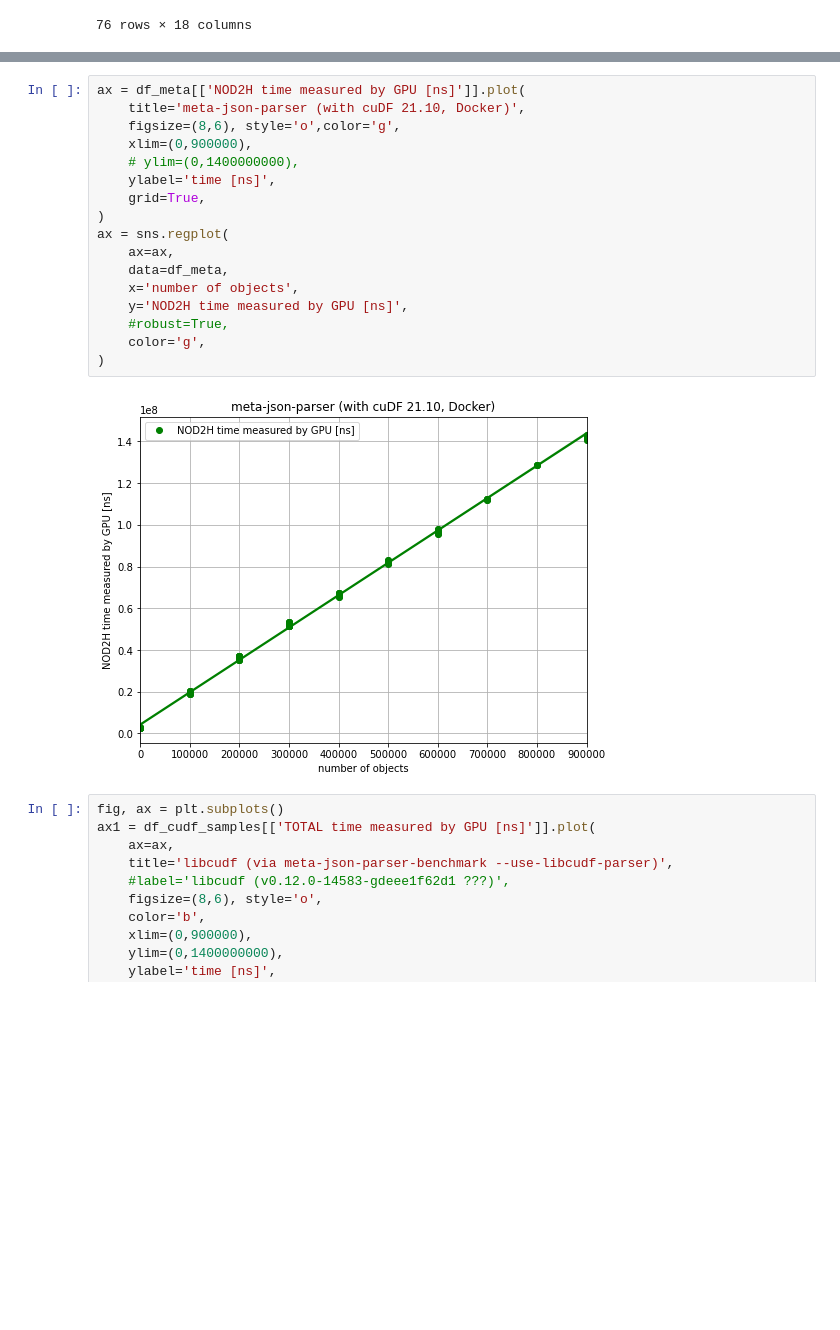
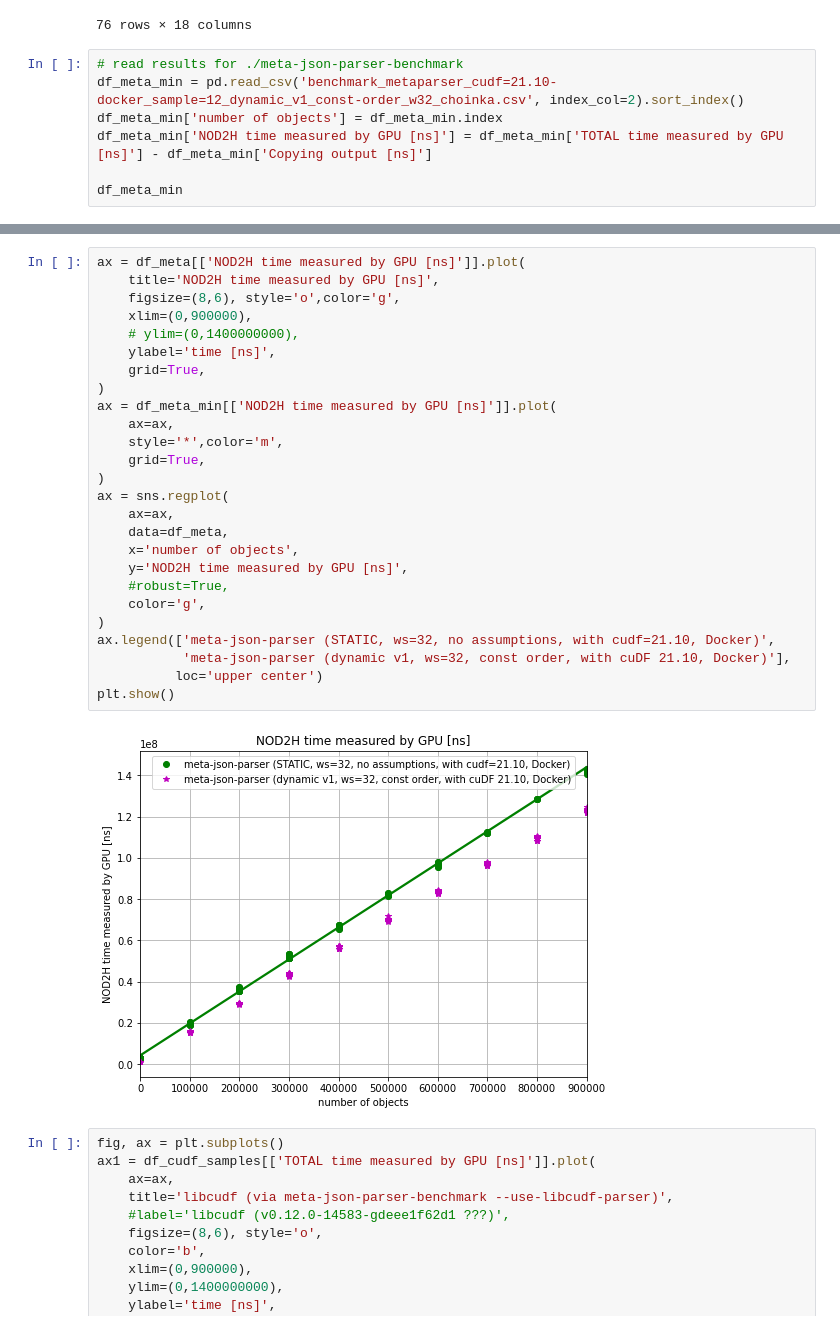
Before and after one commit to mis-wut/meta-json-parser, a Jupyter notebook: benchmark/notebooks/examine_benchmarks.ipynb, the cells around one changed output, grey strips where cells are left out. Saved outputs shown, nothing was run; the diff lists cells and outputs as text; blank space fills up the shorter version.

```diff
--- a/benchmark/notebooks/examine_benchmarks.ipynb
+++ b/benchmark/notebooks/examine_benchmarks.ipynb
@@ -403,3 +403,10 @@ df_meta
 | 900000 | sample_900000.json | 338913914 | NaN | STATIC | none | 32 | ... |
 | 900000 | sample_900000.json | 338913914 | NaN | STATIC | none | 32 | ... |
 76 rows × 18 columns
+# %%
+# read results for ./meta-json-parser-benchmark
+df_meta_min = pd.read_csv('benchmark_metaparser_cudf=21.10-docker_sample=12_dynamic_v1_const-order_w32_choinka.csv', index_col=2).sort_index()
+df_meta_min['number of objects'] = df_meta_min.index
+df_meta_min['NOD2H time measured by GPU [ns]'] = df_meta_min['TOTAL time measured by GPU [ns]'] - df_meta_min['Copying output [ns]']
+
+df_meta_min
@@ -406,22 +428,31 @@ df_meta
 # %%
 ax = df_meta[['NOD2H time measured by GPU [ns]']].plot(
-    title='meta-json-parser (with cuDF 21.10, Docker)',
+    title='NOD2H time measured by GPU [ns]',
     figsize=(8,6), style='o',color='g',
     xlim=(0,900000),
     # ylim=(0,1400000000),
     ylabel='time [ns]',
+    grid=True,
+)
+ax = df_meta_min[['NOD2H time measured by GPU [ns]']].plot(
+    ax=ax,
+    style='*',color='m',
     grid=True,
 )
 ax = sns.regplot(
     ax=ax,
     data=df_meta,
     x='number of objects',
     y='NOD2H time measured by GPU [ns]',
     #robust=True,
     color='g',
 )
+ax.legend(['meta-json-parser (STATIC, ws=32, no assumptions, with cudf=21.10, Docker)',
+           'meta-json-parser (dynamic v1, ws=32, const order, with cuDF 21.10, Docker)'],
+          loc='upper center')
+plt.show()
 # %% [output]
-[figure, old version]
+[figure, new version]
 # %%
 fig, ax = plt.subplots()
 ax1 = df_cudf_samples[['TOTAL time measured by GPU [ns]']].plot(
```
Also changed, not shown: parts of 5 cells of this notebook, 1 other file.
